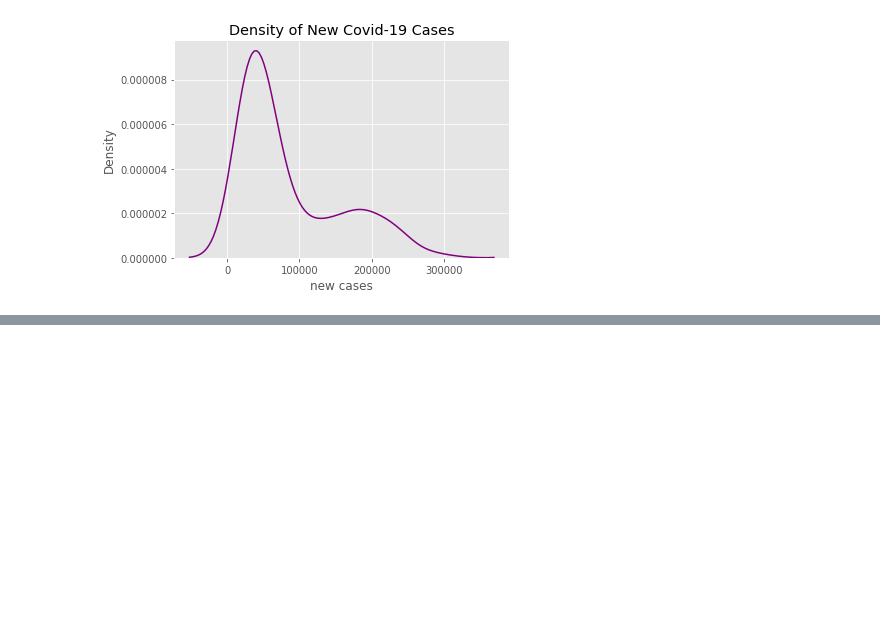
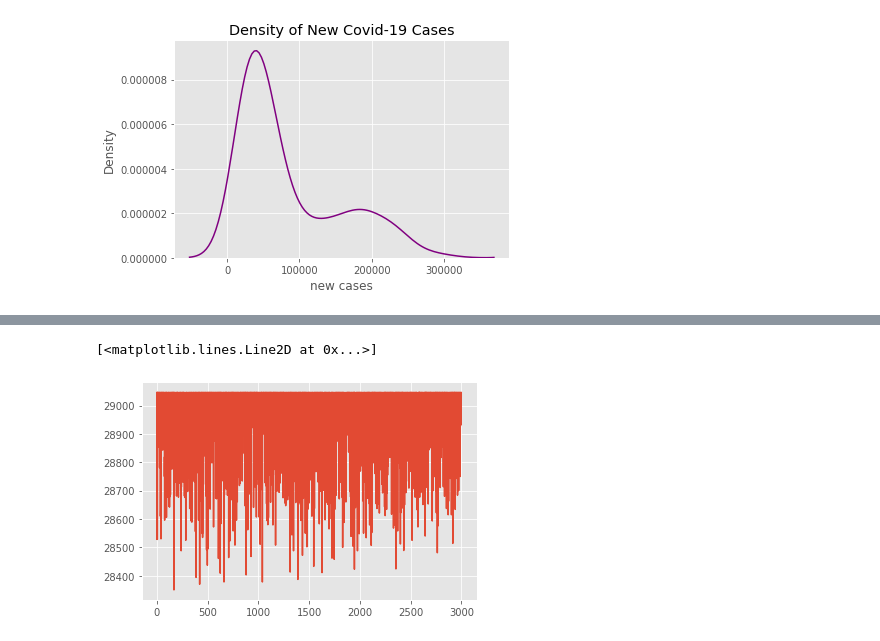
Before and after one commit to GerardoDiana/covid19-infection-rate, a Jupyter notebook: CovidCountModel2.ipynb, the cells around one changed output, grey strips where cells are left out. Cells and saved outputs as stored; diff of their text form; code cells hidden in the pictures; blank space fills up the shorter version.

```diff
--- a/CovidCountModel2.ipynb
+++ b/CovidCountModel2.ipynb
@@ -99,0 +118,8 @@ From this, I obtain the full conditionals:
+# %%
+# define the natural log of the full conditional Ni
+def Ni_ln_full_conditional(Ni, yi, ci, theta_i, lambda_i):
+    return (-ln_factorial(Ni-yi) + (Ni-yi)*np.log(1-theta_i) + Ni*np.log(lambda_i * ci))
+# %%
+def accept_prob_function(NewCond, CurrCond, NewProp, CurrProp):
+    value = np.exp(NewCond - CurrCond) * np.exp(CurrProp - NewProp)
+    return(value)
@@ -99,0 +171,17 @@ From this, I obtain the full conditionals:
+# %%
+lambda_i,theta_i,Ni_samps, accept_prob, count_reject, count_accept = metropolis_hastings(N_mcmc = 5000, yi = final_covid_df['new_cases'],
+                                                                                         ci = final_covid_df['icu_patients'],
+                                                                                         a_lam = 50, b_lam = 2, b_theta = 2)
+# %%
+# for numpy.delete(), axis= 0 implies row, 1 implies column
+# obj: the row/column number
+posterior_lambda= np.delete(lambda_i, obj= range(2000), axis= 0)
+posterior_theta= np.delete(theta_i, obj= range(2000), axis=0 )
+posterior_Ni = np.delete(Ni_samps, obj= range(2000), axis=0)
+
+# print("Dimensions of Posterior Lambda: ", posterior_lambda.shape)
+# print("Dimensions of Posterior Thetha: ", posterior_theta.shape)
+# print("Dimensions of Posterior Ni: ", posterior_Ni.shape)
+print("# accepted: ", count_accept)
+print("# rejected: ", count_reject)
+print("Acceptance Probability: ", accept_prob)
@@ -99,0 +206,5 @@ From this, I obtain the full conditionals:
+# %%
+plt.plot(posterior_Ni[:,0])
+# %% [output]
+[<matplotlib.lines.Line2D at 0x...>]
+[figure, added]
```
Also changed, not shown: parts of 12 cells of this notebook, 1 other file.
